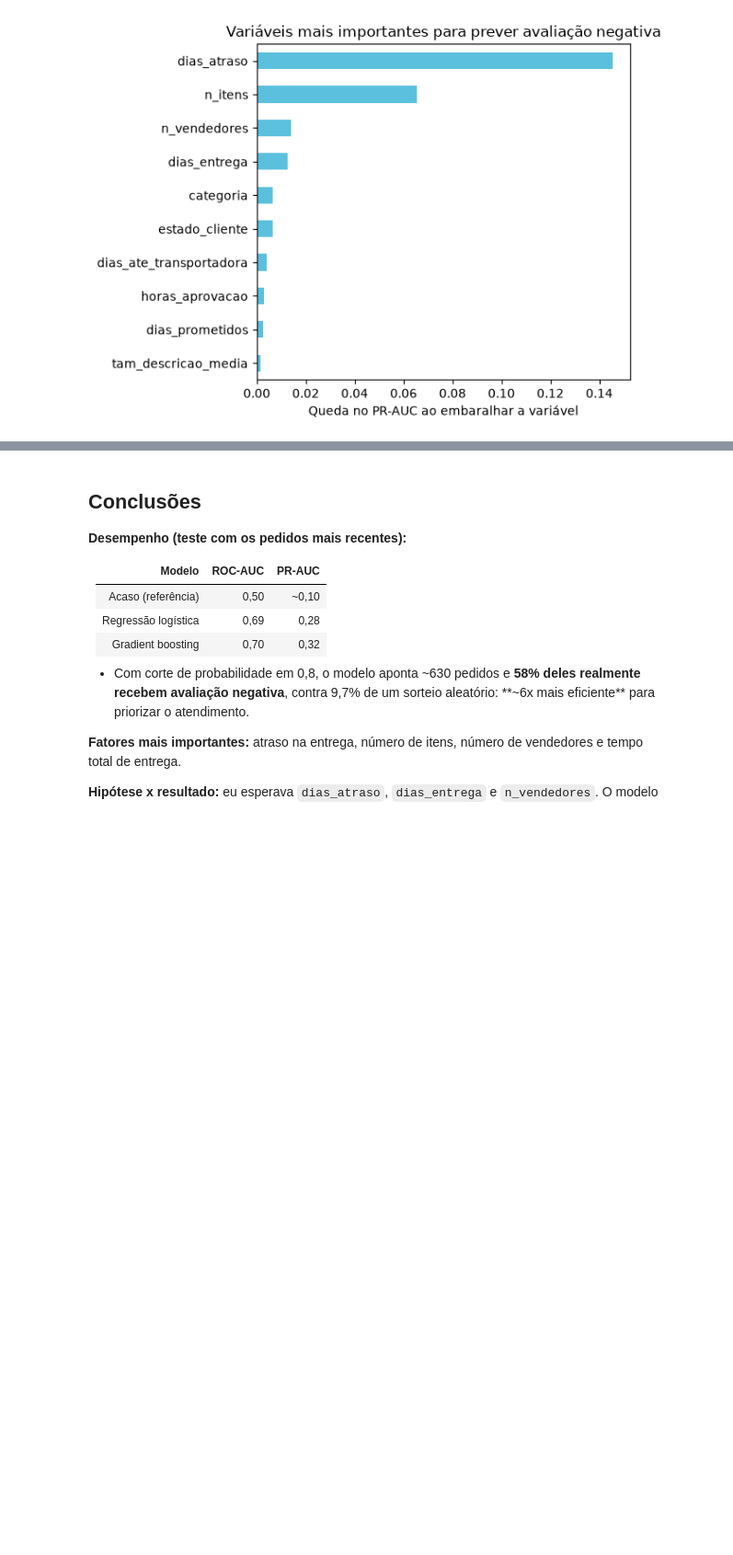
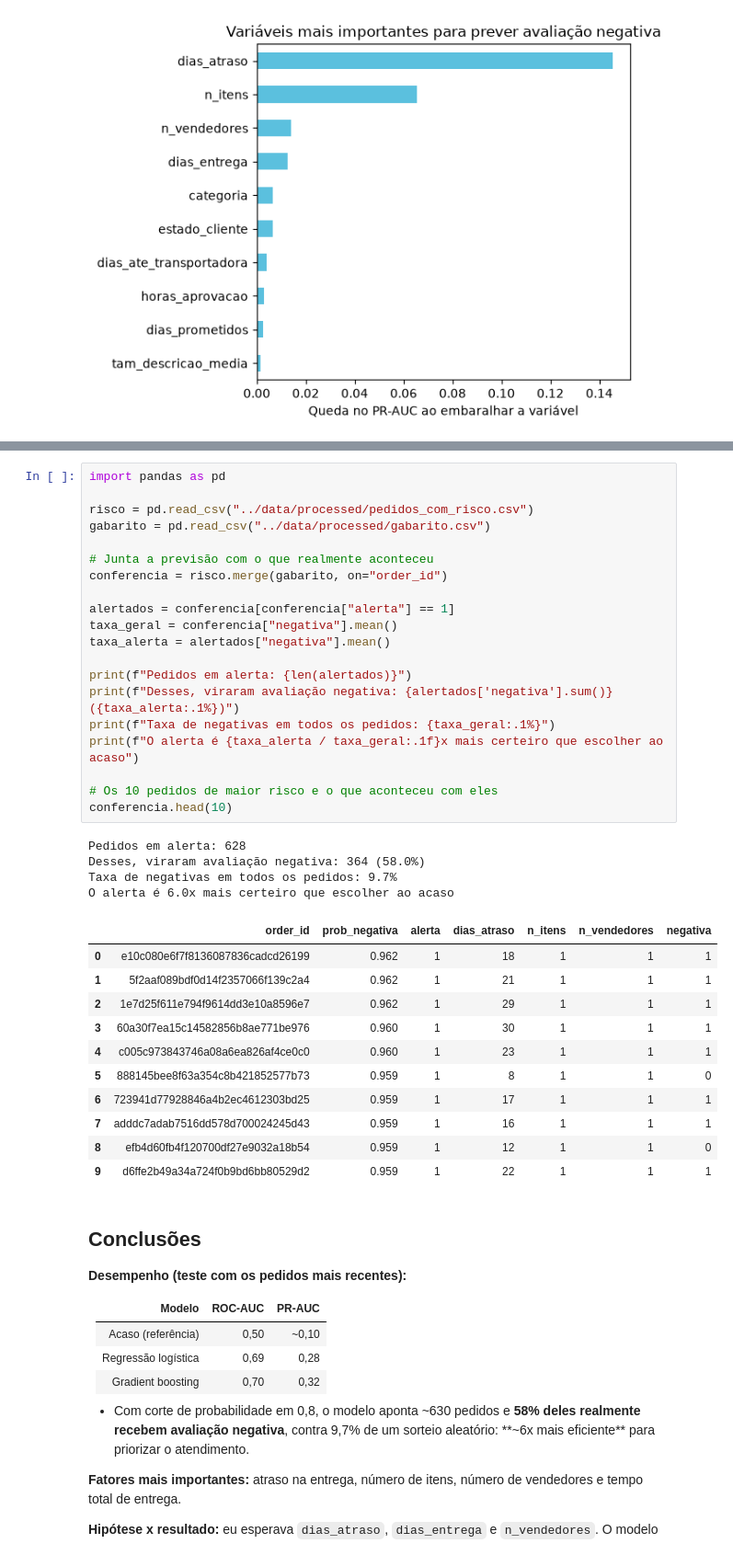
Before and after one commit to igorbicalho88/olist-avaliacao-negativa, a Jupyter notebook: notebooks/03_modelagem.ipynb, the cells around one changed output, grey strips where cells are left out. Shown at 92% size. Drawn from its saved outputs; the diff is of its cells as text; blank space fills up the shorter version.

```diff
--- a/notebooks/03_modelagem.ipynb
+++ b/notebooks/03_modelagem.ipynb
@@ -157,3 +177,39 @@ dtype: float64
+# %%
+import pandas as pd
+
+risco = pd.read_csv("../data/processed/pedidos_com_risco.csv")
+gabarito = pd.read_csv("../data/processed/gabarito.csv")
+
+# Junta a previsão com o que realmente aconteceu
+conferencia = risco.merge(gabarito, on="order_id")
+
+alertados = conferencia[conferencia["alerta"] == 1]
+taxa_geral = conferencia["negativa"].mean()
+taxa_alerta = alertados["negativa"].mean()
+
+print(f"Pedidos em alerta: {len(alertados)}")
+print(f"Desses, viraram avaliação negativa: {alertados['negativa'].sum()} ({taxa_alerta:.1%})")
+print(f"Taxa de negativas em todos os pedidos: {taxa_geral:.1%}")
+print(f"O alerta é {taxa_alerta / taxa_geral:.1f}x mais certeiro que escolher ao acaso")
+
+# Os 10 pedidos de maior risco e o que aconteceu com eles
+conferencia.head(10)
+# %% [output]
+Pedidos em alerta: 628
+Desses, viraram avaliação negativa: 364 (58.0%)
+Taxa de negativas em todos os pedidos: 9.7%
+O alerta é 6.0x mais certeiro que escolher ao acaso
+|  | order_id | prob_negativa | alerta | dias_atraso | n_itens | n_vendedores | negativa |
+| 0 | e10c080e6f7f8136087836cadcd26199 | 0.962 | 1 | 18 | 1 | 1 | 1 |
+| 1 | 5f2aaf089bdf0d14f2357066f139c2a4 | 0.962 | 1 | 21 | 1 | 1 | 1 |
+| 2 | 1e7d25f611e794f9614dd3e10a8596e7 | 0.962 | 1 | 29 | 1 | 1 | 1 |
+| 3 | 60a30f7ea15c14582856b8ae771be976 | 0.960 | 1 | 30 | 1 | 1 | 1 |
+| 4 | c005c973843746a08a6ea826af4ce0c0 | 0.960 | 1 | 23 | 1 | 1 | 1 |
+| 5 | 888145bee8f63a354c8b421852577b73 | 0.959 | 1 | 8 | 1 | 1 | 0 |
+| 6 | 723941d77928846a4b2ec4612303bd25 | 0.959 | 1 | 17 | 1 | 1 | 1 |
+| 7 | adddc7adab7516dd578d700024245d43 | 0.959 | 1 | 16 | 1 | 1 | 1 |
+| 8 | efb4d60fb4f120700df27e9032a18b54 | 0.959 | 1 | 12 | 1 | 1 | 0 |
+| 9 | d6ffe2b49a34a724f0b9bd6bb80529d2 | 0.959 | 1 | 22 | 1 | 1 | 1 |
 # %% [markdown]
 ## Conclusões
 
```
Also changed, not shown: parts of 1 cell of this notebook, 3 other files.
